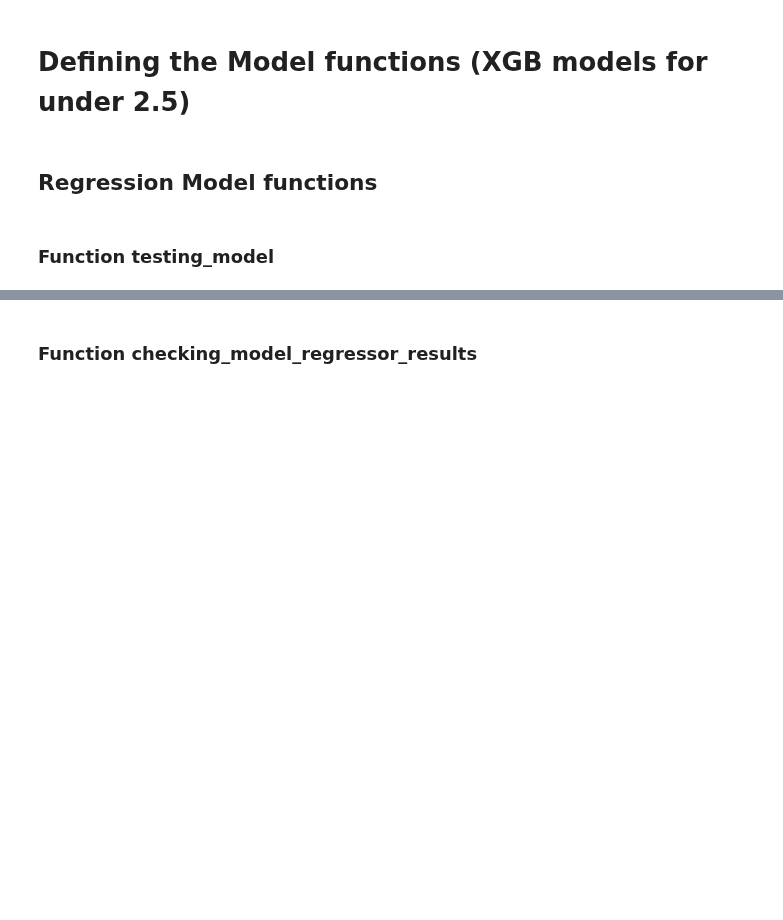
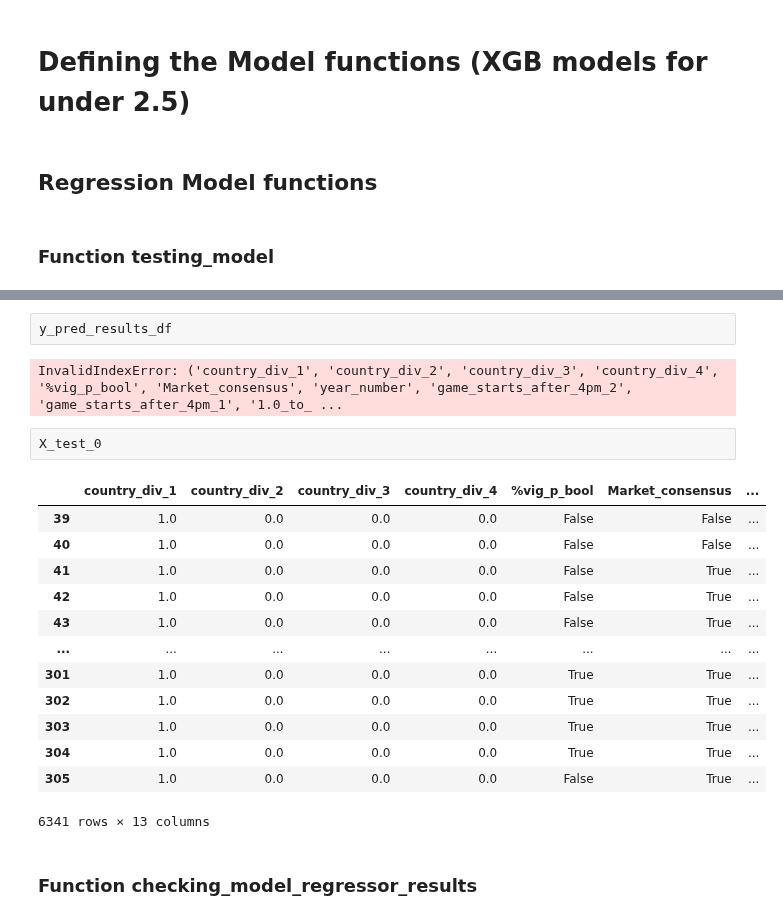
Before and after one commit to rafabertolace/OnThePitch, a Jupyter notebook: notebooks/ D8_KGB_Model____beat_the_delta!_v3-Copy1.ipynb, the cells around one changed output, grey strips where cells are left out. Cells and saved outputs as stored; diff of their text form; blank space fills up the shorter version.

```diff
--- a/notebooks/ D8_KGB_Model____beat_the_delta!_v3-Copy1.ipynb
+++ b/notebooks/ D8_KGB_Model____beat_the_delta!_v3-Copy1.ipynb
@@ -674,3 +699,23 @@ def testing_models_regressor(iterations,test_size_0,train_size_0):
+# %%
+y_pred_results_df
+# %% [output]
+InvalidIndexError: ('country_div_1', 'country_div_2', 'country_div_3', 'country_div_4', '%vig_p_bool', 'Market_consensus', 'year_number', 'game_starts_after_4pm_2', 'game_starts_after_4pm_1', '1.0_to_ ...
+# %%
+X_test_0
+# %% [output]
+|  | country_div_1 | country_div_2 | country_div_3 | country_div_4 | %vig_p_bool | Market_consensus | ... |
+| 39 | 1.0 | 0.0 | 0.0 | 0.0 | False | False | ... |
+| 40 | 1.0 | 0.0 | 0.0 | 0.0 | False | False | ... |
+| 41 | 1.0 | 0.0 | 0.0 | 0.0 | False | True | ... |
+| 42 | 1.0 | 0.0 | 0.0 | 0.0 | False | True | ... |
+| 43 | 1.0 | 0.0 | 0.0 | 0.0 | False | True | ... |
+| ... | ... | ... | ... | ... | ... | ... | ... |
+| 301 | 1.0 | 0.0 | 0.0 | 0.0 | True | True | ... |
+| 302 | 1.0 | 0.0 | 0.0 | 0.0 | True | True | ... |
+| 303 | 1.0 | 0.0 | 0.0 | 0.0 | True | True | ... |
+| 304 | 1.0 | 0.0 | 0.0 | 0.0 | True | True | ... |
+| 305 | 1.0 | 0.0 | 0.0 | 0.0 | False | True | ... |
+6341 rows × 13 columns
 # %% [markdown]
 ### Function checking_model_regressor_results
 # %%
```
Also changed, not shown: parts of 15 cells of this notebook.
